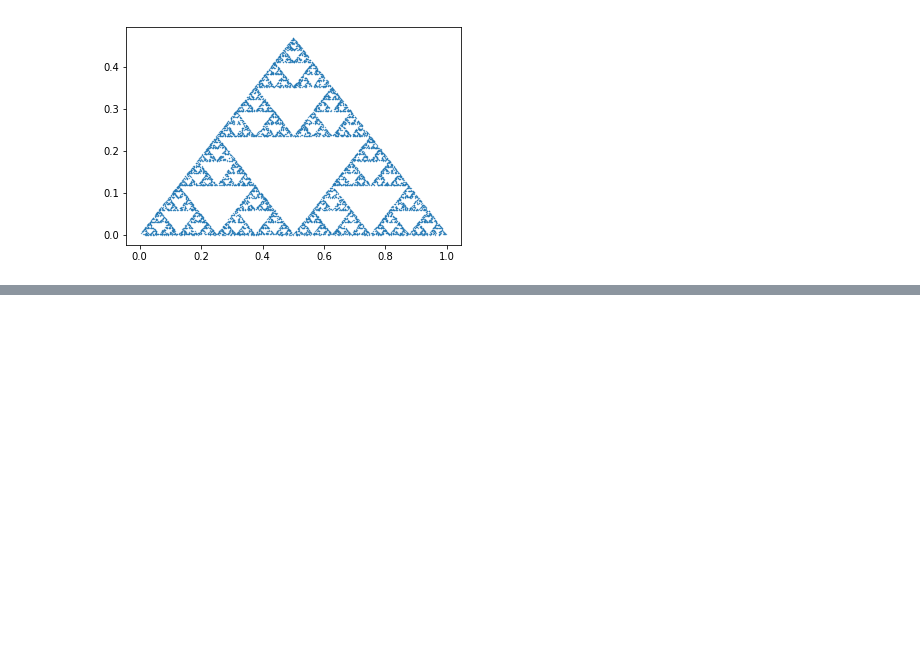
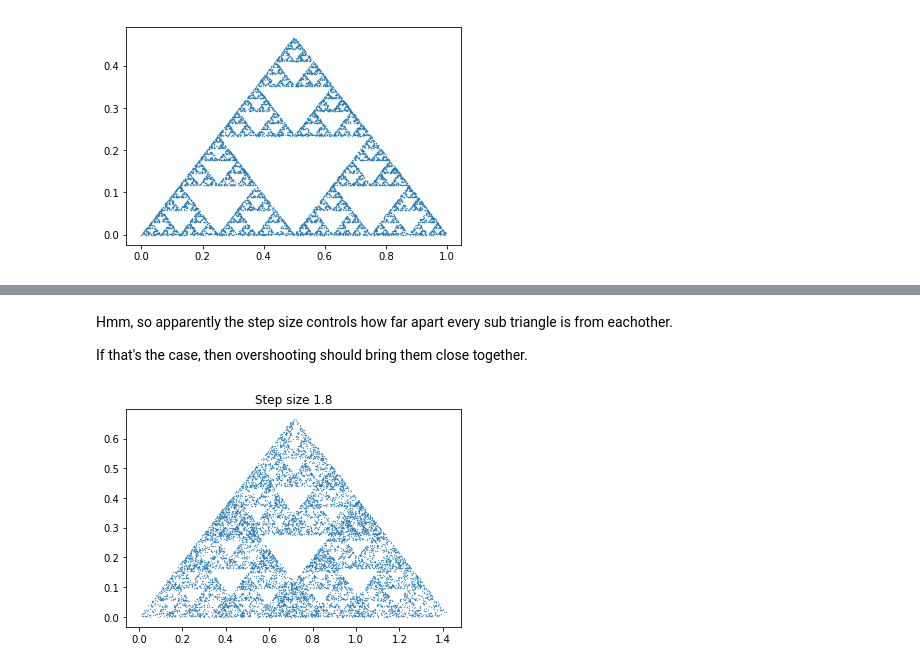
Before and after one commit to GuilhermeFreire/attractors, a Jupyter notebook: attractors.ipynb, the cells around one changed output, grey strips where cells are left out. Saved outputs shown, nothing was run; the diff lists cells and outputs as text; code cells hidden in the pictures; blank space fills up the shorter version.

```diff
--- a/attractors.ipynb
+++ b/attractors.ipynb
@@ -49,0 +76,15 @@ plt.show()
+# %% [markdown]
+Hmm, so apparently the step size controls how far apart every sub triangle is from eachother.
+
+If that's the case, then overshooting should bring them close together.
+# %%
+#Experimenting with step_size = 1.8
+spierpinski_overshoot = genPoints(triangle, 10000, 1.7)
+X_overshoot = spierpinski_overshoot[:,0]
+Y_overshoot = spierpinski_overshoot[:,1]
+
+plt.scatter(X_overshoot, Y_overshoot, s=0.1)
+plt.title("Step size 1.8")
+plt.show()
+# %% [output]
+[figure, added]
```
Also changed, not shown: parts of 11 cells of this notebook.
